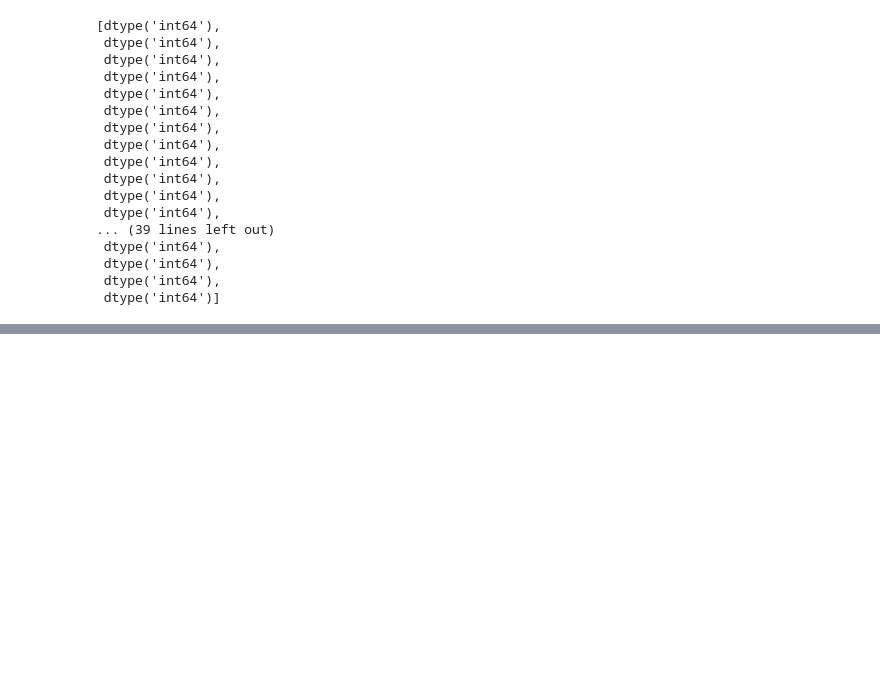
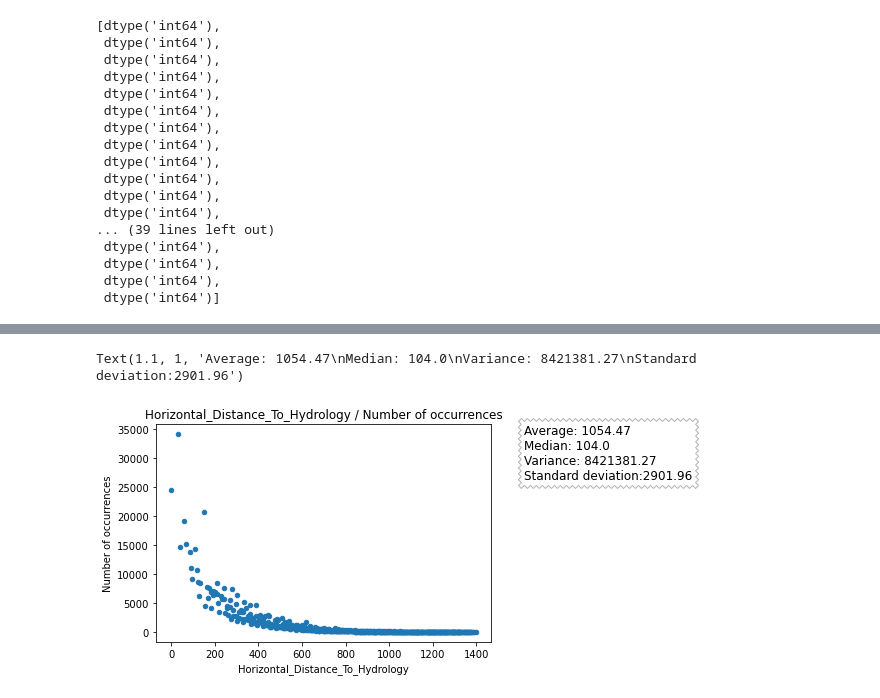
Before and after one commit to elloa-uea/projeto-pratico-3-rna-pp3-team-seven, a Jupyter notebook: notebooks/PP3.2 - Conhecendo o Conjunto de Dados.ipynb, the cells around one changed output, grey strips where cells are left out. Saved outputs shown, nothing was run; the diff lists cells and outputs as text; code cells hidden in the pictures; blank space fills up the shorter version.

```diff
--- a/notebooks/PP3.2 - Conhecendo o Conjunto de Dados.ipynb
+++ b/notebooks/PP3.2 - Conhecendo o Conjunto de Dados.ipynb
@@ -126,0 +193,16 @@ data_type
+# %%
+# Number of occurrences for each 'Horizontal_Distance_To_Hydrology' attribute value
+new_data = dados['Horizontal_Distance_To_Hydrology'].value_counts()
+
+# Exclusive 'Horizontal_Distance_To_Hydrology' dataframe
+new_data_df = list(zip(new_data.index, new_data))
+new_data_df = pd.DataFrame(new_data_df, columns = ['Horizontal_Distance_To_Hydrology', 'Number of occurrences'])
+
+# Graphic
+ax = new_data_df.plot.scatter(x='Horizontal_Distance_To_Hydrology',y='Number of occurrences', colormap='viridis')
+ax.set_title('Horizontal_Distance_To_Hydrology / Number of occurrences')
+props = dict(boxstyle='Sawtooth', facecolor='white', alpha=0.3, pad=.5)
+ax.text(1.1, 1, statistics(new_data_df['Number of occurrences']), transform=ax.transAxes, fontsize=12, verticalalignment='top', bbox=props)
+# %% [output]
+Text(1.1, 1, 'Average: 1054.47\nMedian: 104.0\nVariance: 8421381.27\nStandard deviation:2901.96')
+[figure, added]
```
Also changed, not shown: parts of 13 cells of this notebook, 1 other file.
